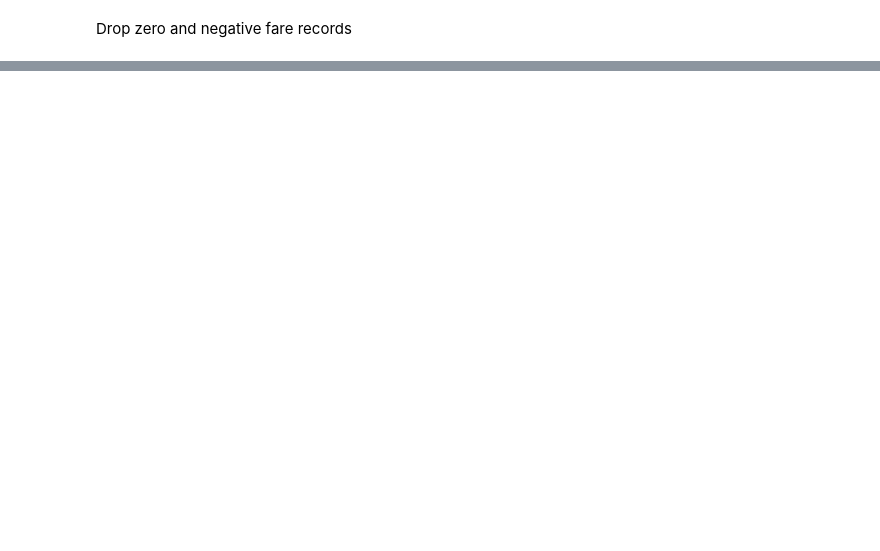
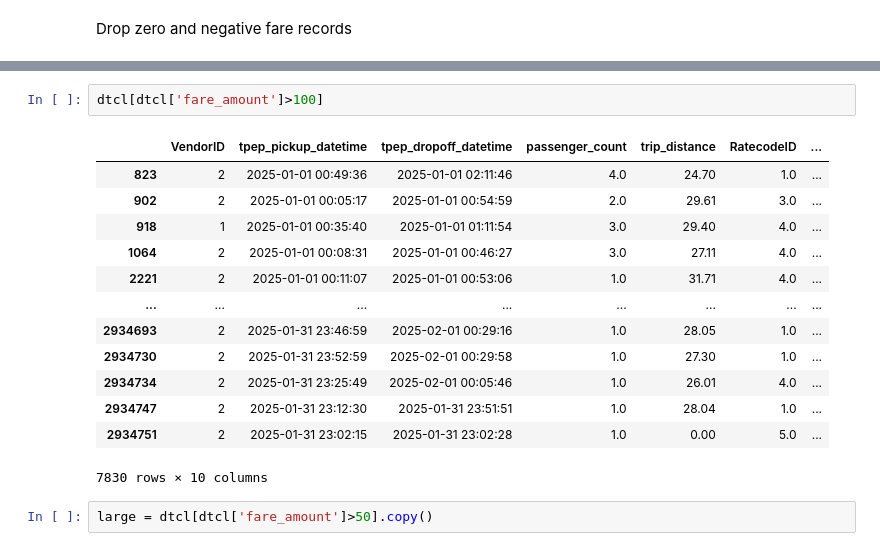
Before and after one commit to anubhavsingh1729/aidqds, a Jupyter notebook: analysis_notebook.ipynb, the cells around one changed output, grey strips where cells are left out. Cells and saved outputs as stored; diff of their text form; blank space fills up the shorter version.

```diff
--- a/analysis_notebook.ipynb
+++ b/analysis_notebook.ipynb
@@ -149,0 +182,18 @@ dtclean = dt[dt['fare_amount']>0].copy()
+# %%
+dtcl[dtcl['fare_amount']>100]
+# %% [output]
+|  | VendorID | tpep_pickup_datetime | tpep_dropoff_datetime | passenger_count | trip_distance | RatecodeID | ... |
+| 823 | 2 | 2025-01-01 00:49:36 | 2025-01-01 02:11:46 | 4.0 | 24.70 | 1.0 | ... |
+| 902 | 2 | 2025-01-01 00:05:17 | 2025-01-01 00:54:59 | 2.0 | 29.61 | 3.0 | ... |
+| 918 | 1 | 2025-01-01 00:35:40 | 2025-01-01 01:11:54 | 3.0 | 29.40 | 4.0 | ... |
+| 1064 | 2 | 2025-01-01 00:08:31 | 2025-01-01 00:46:27 | 3.0 | 27.11 | 4.0 | ... |
+| 2221 | 2 | 2025-01-01 00:11:07 | 2025-01-01 00:53:06 | 1.0 | 31.71 | 4.0 | ... |
+| ... | ... | ... | ... | ... | ... | ... | ... |
+| 2934693 | 2 | 2025-01-31 23:46:59 | 2025-02-01 00:29:16 | 1.0 | 28.05 | 1.0 | ... |
+| 2934730 | 2 | 2025-01-31 23:52:59 | 2025-02-01 00:29:58 | 1.0 | 27.30 | 1.0 | ... |
+| 2934734 | 2 | 2025-01-31 23:25:49 | 2025-02-01 00:05:46 | 1.0 | 26.01 | 4.0 | ... |
+| 2934747 | 2 | 2025-01-31 23:12:30 | 2025-01-31 23:51:51 | 1.0 | 28.04 | 1.0 | ... |
+| 2934751 | 2 | 2025-01-31 23:02:15 | 2025-01-31 23:02:28 | 1.0 | 0.00 | 5.0 | ... |
+7830 rows × 10 columns
+# %%
+large = dtcl[dtcl['fare_amount']>50].copy()
```
Also changed, not shown: parts of 14 cells of this notebook.
